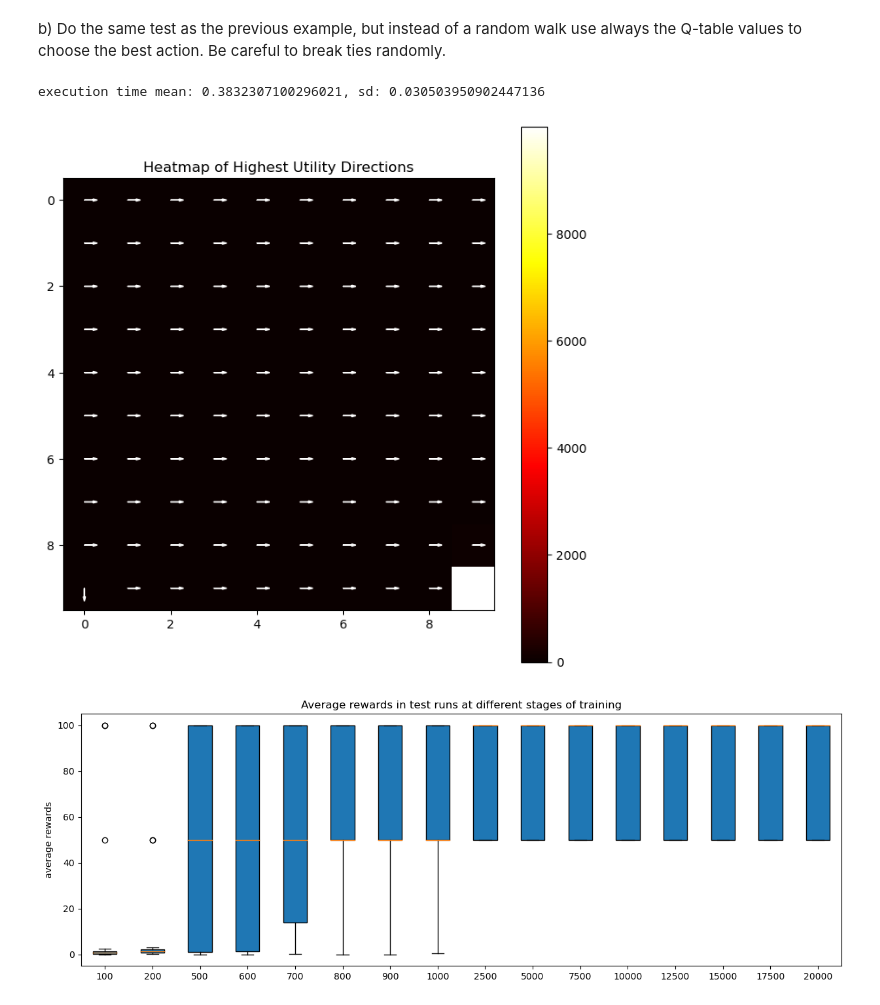
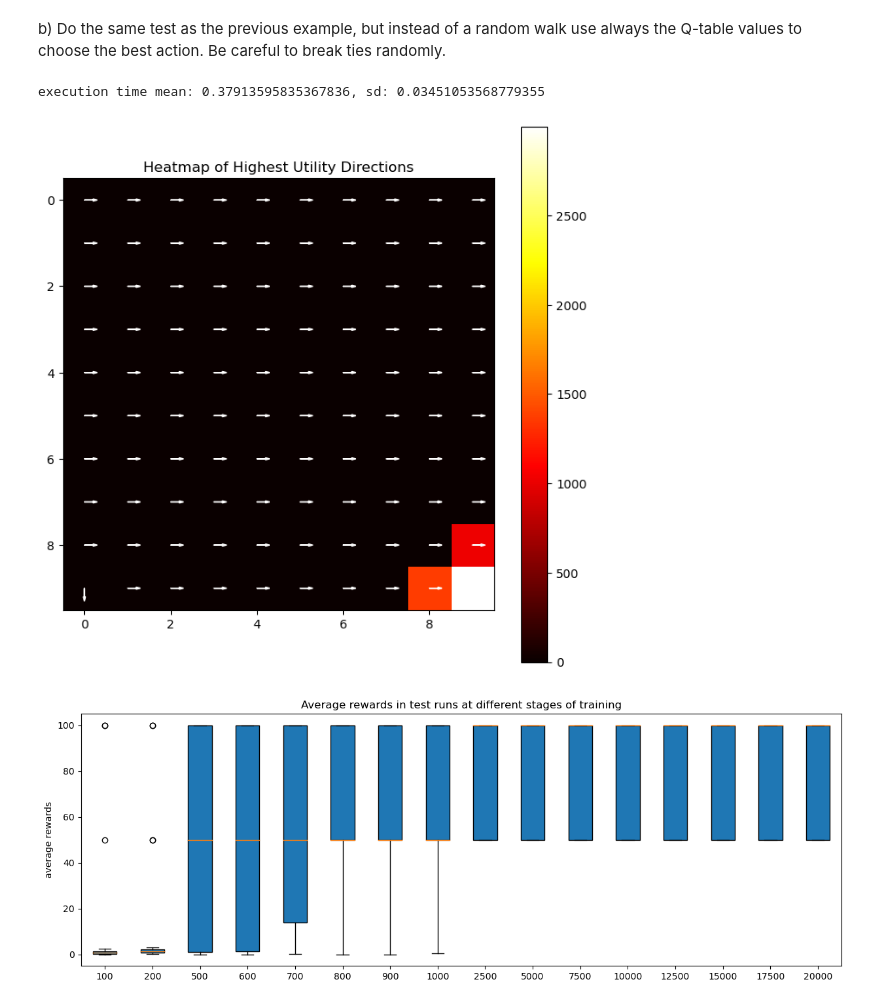
Before and after one commit to jelenameyer/IntroToMachineLearning, a Jupyter notebook: assignments/assignment3/assignment3.ipynb, the cells around one changed output. Saved outputs shown, nothing was run; the diff lists cells and outputs as text; code cells hidden in the pictures.

```diff
--- a/assignments/assignment3/assignment3.ipynb
+++ b/assignments/assignment3/assignment3.ipynb
@@ -170,5 +167,5 @@ matrixQ = np.zeros(101, dtype = dType)
 # %%
-def getUpdatedUtility(state, action, matrixQ, alpha = 0.7, discountRate = 0.99):
+def getUpdatedUtility(state, action, matrixQ, alpha, discountRate):
     QAtStateAndAction = matrixQ[action][state]
     nextState = stateTransitionFunction(state, action)
     rewardAtNextState = getReward(nextState)
@@ -242,9 +300,9 @@ allAverageRewardsPerStep, copyMatrixQ = runEpisodeWithUpdatingUtilities()
 # %%
 allexecutionTimes = []
 allAllAverageRewardsPerStep = np.zeros((30, 16))
+allMatrixQInList = []
 
-
-random.seed(17)
+random.seed(170)
 for i in range(30):
     startTime = time.time()
     allAverageRewardsPerStep, MatrixQEndExploration = runEpisodeWithUpdatingUtilities()
@@ -255,6 +313,7 @@ for i in range(30):
 
 
     allexecutionTimes.append(executionTime)
+    allMatrixQInList.append(MatrixQEndExploration)
 
 
 
@@ -266,4 +325,7 @@ print(f"execution time mean: {meanExecutionTimes}, sd: {sdExecutionTimes}")
 
 # average rewards per step for the 16 steps
 averageRewardMeansRandom = np.mean(allAllAverageRewardsPerStep, axis=0)
+
+# average utilities in matrices
+averageMatrixQExploration = getAveragedMatrixQ(allMatrixQInList)
 # %% [output]
@@ -350,7 +373,7 @@ b) Do the same test as the previous example, but instead of a random walk use al
 # %%
 allexecutionTimesExploitation = []
 allAllAverageRewardsPerStepExploitation = np.zeros((30, 16))
-
+allMatrixQInList = []
 
 random.seed(10)
 for i in range(30):
@@ -358,8 +381,8 @@ for i in range(30):
     allAverageRewardsPerStep, copyMatrixQExploitation = runEpisodeWithUpdatingUtilities(alwaysBestSep = True)
     endTime = time.time()
     executionTime = endTime - startTime
-
     allAllAverageRewardsPerStepExploitation[i] = allAverageRewardsPerStep
+    allMatrixQInList.append(copyMatrixQExploitation)
 
 
     allexecutionTimesExploitation.append(executionTime)
@@ -374,12 +397,16 @@ print(f"execution time mean: {meanExecutionTimesExploitation}, sd: {sdExecutionT
 
 # average rewards per step for the 16 steps
 averageRewardMeansAlwaysBest = np.mean(allAllAverageRewardsPerStepExploitation, axis=0)
+
+
+# average utilities in matrices
+averageMatrixQExploitation = getAveragedMatrixQ(allMatrixQInList)
 # %% [output]
-execution time mean: 0.3832307100296021, sd: 0.030503950902447136
+execution time mean: 0.37913595835367836, sd: 0.03451053568779355
 # %%
-showHeatmap(copyMatrixQExploitation)
+showHeatmap(averageMatrixQExploitation)
 # %% [output]
-[figure, old version]
+[figure, new version]
 # %%
 showBoxplot(values = allAllAverageRewardsPerStepExploitation, labels = listWithPointsWhereTorRunTests)
 # %% [output]
```
Also changed, not shown: parts of 23 cells of this notebook.
